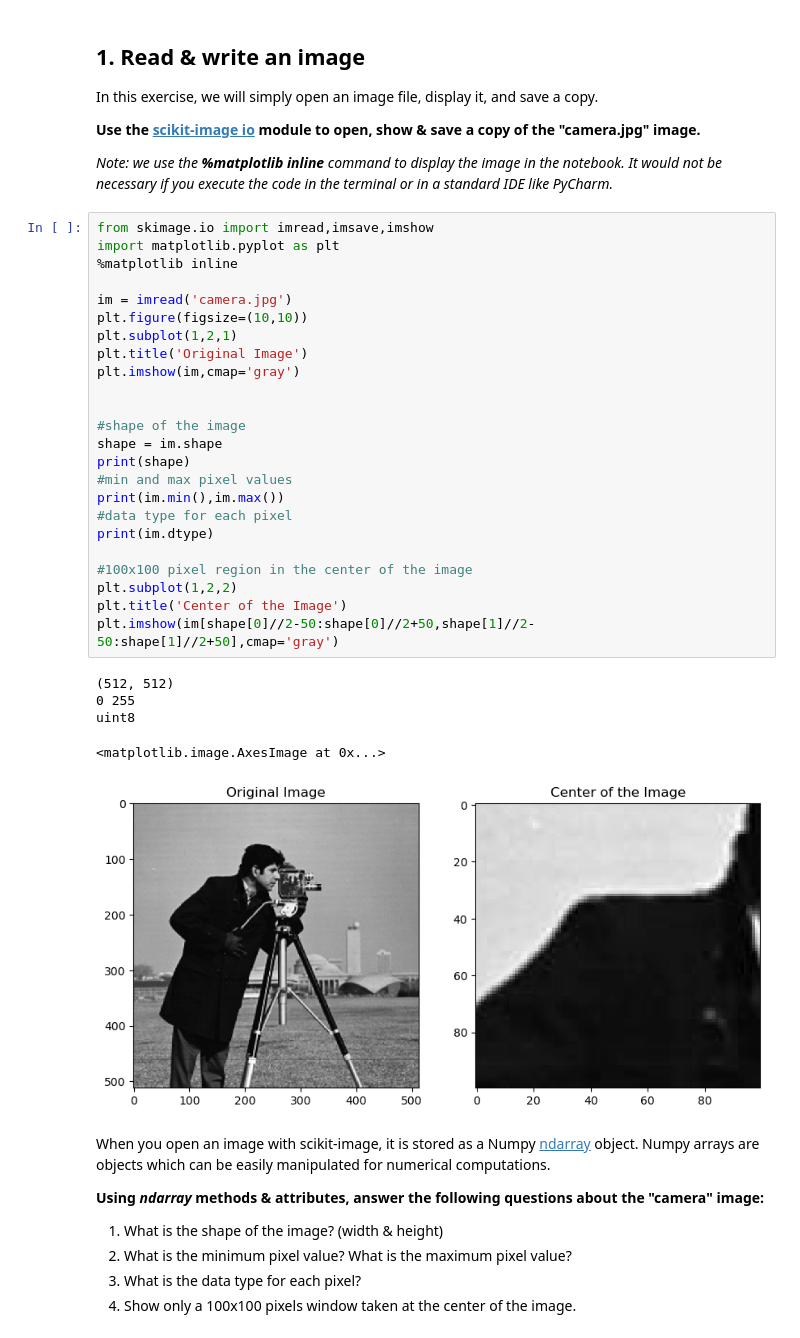
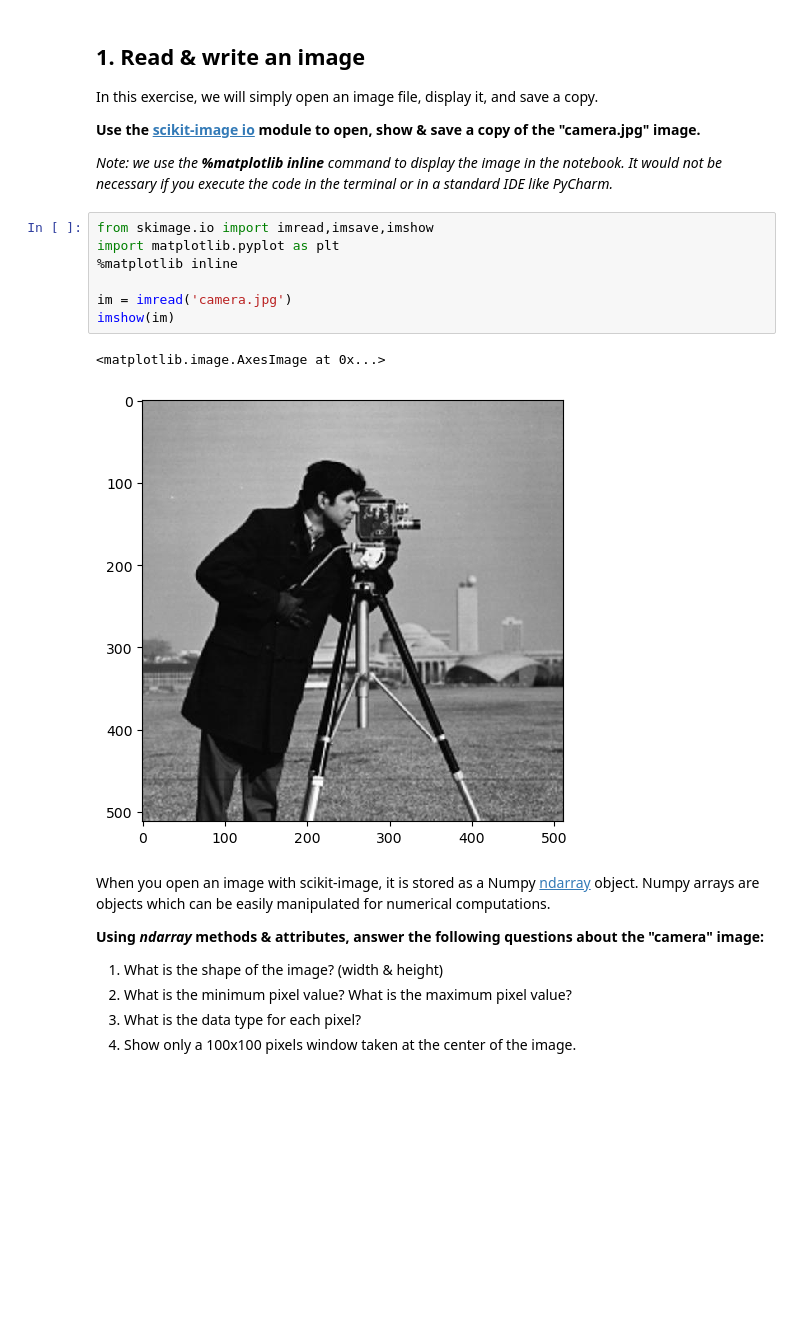
Before and after one commit to Seazs/info-h-500, a Jupyter notebook: docs/LABS/1_-_Image_Information.ipynb, the cells around one changed output. Cells and saved outputs as stored; diff of their text form; blank space fills up the shorter version.

```diff
--- a/docs/LABS/1_-_Image_Information.ipynb
+++ b/docs/LABS/1_-_Image_Information.ipynb
@@ -17,36 +17,16 @@ In this exercise, we will simply open an image file, display it, and save a copy
 **Use the [scikit-image io](https://scikit-image.org/docs/dev/api/skimage.io.html) module to open, show & save a copy of the "camera.jpg" image.**
 
 *Note: we use the **%matplotlib inline** command to display the image in the notebook. It would not be necessary if you execute the code in the terminal or in a standard IDE like PyCharm.*
-# %%
-from skimage.io import imread,imsave,imshow
-import matplotlib.pyplot as plt
-%matplotlib inline
-
-im = imread('camera.jpg')
-plt.figure(figsize=(10,10))
-plt.subplot(1,2,1)
-plt.title('Original Image')
-plt.imshow(im,cmap='gray')
-
-
-#shape of the image
-shape = im.shape
-print(shape)
-#min and max pixel values
-print(im.min(),im.max())
-#data type for each pixel
-print(im.dtype)
-
-#100x100 pixel region in the center of the image
-plt.subplot(1,2,2)
-plt.title('Center of the Image')
-plt.imshow(im[shape[0]//2-50:shape[0]//2+50,shape[1]//2-50:shape[1]//2+50],cmap='gray')
-# %% [output]
-(512, 512)
-0 255
-uint8
-<matplotlib.image.AxesImage at 0x...>
-[figure, removed]
+# %%
+from skimage.io import imread,imsave,imshow
+import matplotlib.pyplot as plt
+%matplotlib inline
+
+im = imread('camera.jpg')
+imshow(im)
+# %% [output]
+<matplotlib.image.AxesImage at 0x...>
+[figure, added]
 # %% [markdown]
 When you open an image with scikit-image, it is stored as a Numpy [ndarray](https://numpy.org/doc/stable/reference/generated/numpy.ndarray.html) object. Numpy arrays are objects which can be easily manipulated for numerical computations.
 
```
Also changed, not shown: parts of 2 cells of this notebook, 1 other file.
